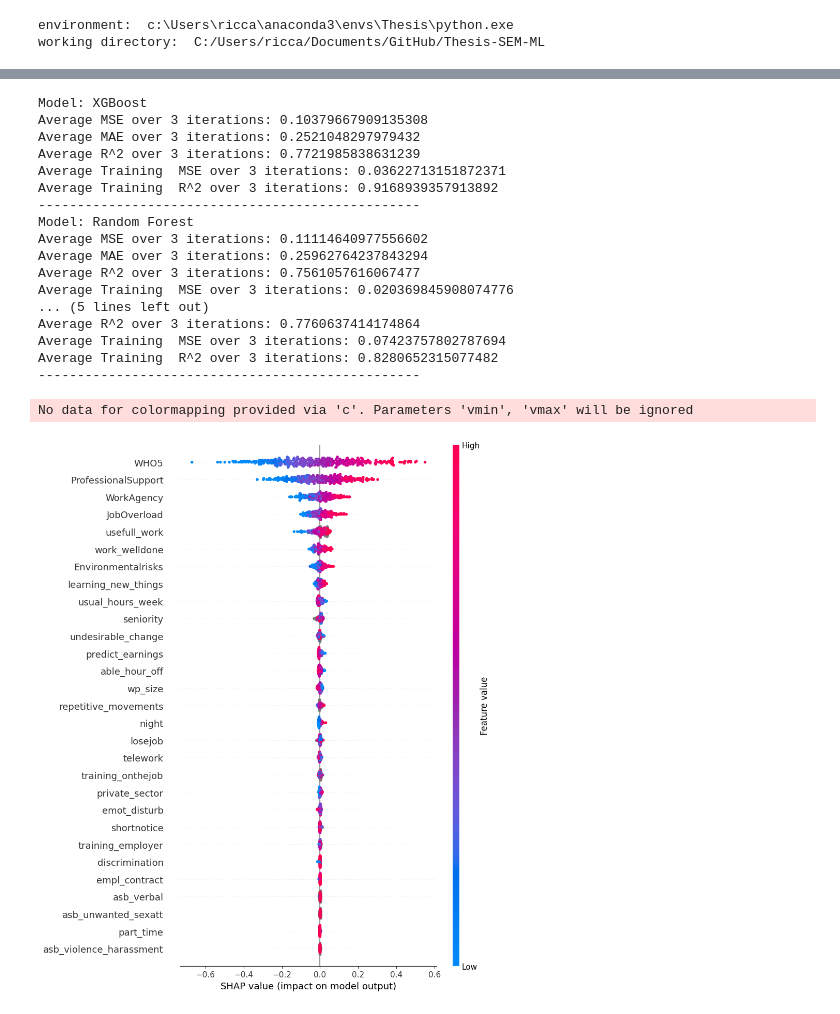
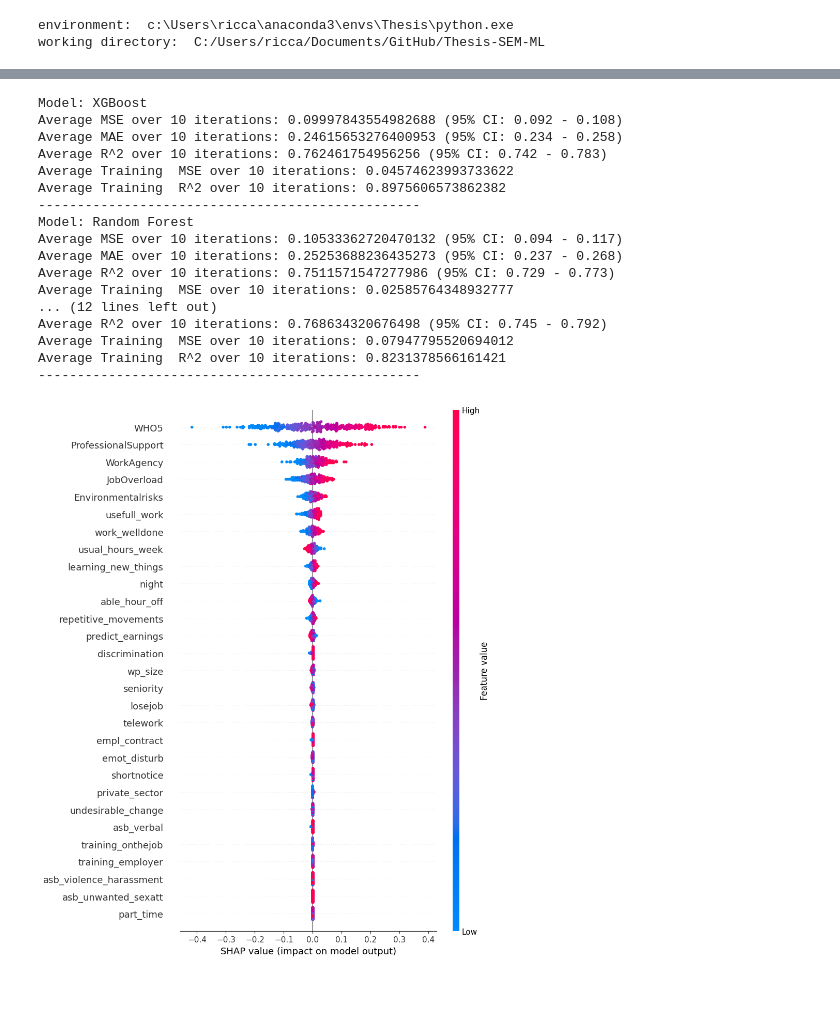
Before and after one commit to RiccardoImprota/Thesis-SEM-ML, a Jupyter notebook: Source/Regression/MontecarloRegression.ipynb, the cells around one changed output, grey strips where cells are left out. Cells and saved outputs as stored; diff of their text form; code cells hidden in the pictures.

Commit message:
scatterplotshap

```diff
--- a/Source/Regression/MontecarloRegression.ipynb
+++ b/Source/Regression/MontecarloRegression.ipynb
@@ -37 +37,17 @@ from Source.Regression.latent_variable_regressors import GBoostRegression, RFReg
+# %%
+Results_RF = []
+Results_XGB = []
+Results_LM=[]
+Results_ElasticNet=[]
+shap_values_list_xgb = None
+shap_values_list_ElasticNet = None
+#shap_values_list_LM = None
+#shap_values_list_RF = None
+
+def store_and_print_results(model_name, results_dict, results_list, i):
+    """Store results in the given list and print them."""
+    metrics = (results_dict['mse'], results_dict['r2'], results_dict['mae'], results_dict['train_mse'], results_dict['train_r2'])
+    results_list.append(metrics)
+
+    print(f"Iteration {i+1} {model_name}: MSE: {metrics[0]}, R^2: {metrics[1]}, MAE: {metrics[2]}, TRAIN_MSE: {metrics[3]}, TRAIN_R^2: {metrics[4]}")
 # %%
@@ -156,5 +155,11 @@ Iteration 3 Linear Regression: MSE: 0.1217781662071795, R^2: 0.7306216400851011,
 # %%
 import numpy as np
+
+def compute_95_CI(results):
+    std_error = np.std(results) / np.sqrt(len(results))
+    ci_upper = np.mean(results) + 1.96 * std_error
+    ci_lower = np.mean(results) - 1.96 * std_error
+    return ci_lower, ci_upper
 
 def print_avg_metrics(Results, model_name):
     mse_avg = np.mean([res[0] for res in Results])
@@ -162,11 +167,15 @@ def print_avg_metrics(Results, model_name):
     mae_avg = np.mean([res[2] for res in Results])
     train_mse_avg = np.mean([res[3] for res in Results])
     train_r2_avg = np.mean([res[4] for res in Results])
+    # Calculate CIs
+    mse_ci = compute_95_CI([res[0] for res in Results])
+    r2_ci = compute_95_CI([res[1] for res in Results])
+    mae_ci = compute_95_CI([res[2] for res in Results])
 
     print(f"Model: {model_name}")
-    print(f"Average MSE over {montecarloiter} iterations: {mse_avg}")
-    print(f"Average MAE over {montecarloiter} iterations: {mae_avg}")
-    print(f"Average R^2 over {montecarloiter} iterations: {r2_avg}")
+    print(f"Average MSE over {montecarloiter} iterations: {mse_avg} (95% CI: {mse_ci[0]:.3f} - {mse_ci[1]:.3f})")
+    print(f"Average MAE over {montecarloiter} iterations: {mae_avg} (95% CI: {mae_ci[0]:.3f} - {mae_ci[1]:.3f})")
+    print(f"Average R^2 over {montecarloiter} iterations: {r2_avg} (95% CI: {r2_ci[0]:.3f} - {r2_ci[1]:.3f})")
     print(f"Average Training  MSE over {montecarloiter} iterations: {train_mse_avg}")
     print(f"Average Training  R^2 over {montecarloiter} iterations: {train_r2_avg}")
     print("-------------------------------------------------")
@@ -175,27 +184,27 @@ def print_avg_metrics(Results, model_name):
 print_avg_metrics(Results_XGB, "XGBoost")
 print_avg_metrics(Results_RF, "Random Forest")
 print_avg_metrics(Results_LM, "Linear Model")
+print_avg_metrics(Results_ElasticNet, "Elastic Net")
 # %% [output]
 Model: XGBoost
-Average MSE over 3 iterations: 0.10379667909135308
-Average MAE over 3 iterations: 0.2521048297979432
-Average R^2 over 3 iterations: 0.7721985838631239
-Average Training  MSE over 3 iterations: 0.03622713151872371
-Average Training  R^2 over 3 iterations: 0.9168939357913892
+Average MSE over 10 iterations: 0.09997843554982688 (95% CI: 0.092 - 0.108)
+Average MAE over 10 iterations: 0.24615653276400953 (95% CI: 0.234 - 0.258)
+Average R^2 over 10 iterations: 0.762461754956256 (95% CI: 0.742 - 0.783)
+Average Training  MSE over 10 iterations: 0.04574623993733622
+Average Training  R^2 over 10 iterations: 0.8975606573862382
 -------------------------------------------------
 Model: Random Forest
-Average MSE over 3 iterations: 0.11114640977556602
-Average MAE over 3 iterations: 0.25962764237843294
-Average R^2 over 3 iterations: 0.7561057616067477
-Average Training  MSE over 3 iterations: 0.020369845908074776
-... (5 lines left out)
-Average R^2 over 3 iterations: 0.7760637414174864
-Average Training  MSE over 3 iterations: 0.07423757802787694
-Average Training  R^2 over 3 iterations: 0.8280652315077482
+Average MSE over 10 iterations: 0.10533362720470132 (95% CI: 0.094 - 0.117)
+Average MAE over 10 iterations: 0.25253688236435273 (95% CI: 0.237 - 0.268)
+Average R^2 over 10 iterations: 0.7511571547277986 (95% CI: 0.729 - 0.773)
+Average Training  MSE over 10 iterations: 0.02585764348932777
+... (12 lines left out)
+Average R^2 over 10 iterations: 0.768634320676498 (95% CI: 0.745 - 0.792)
+Average Training  MSE over 10 iterations: 0.07947795520694012
+Average Training  R^2 over 10 iterations: 0.8231378566161421
 -------------------------------------------------
 # %%
-shap.plots.beeswarm(shap_values_list_xgb, max_display=30)
+shap.plots.beeswarm(shap_values_list_ElasticNet, max_display=30)
 # %% [output]
-No data for colormapping provided via 'c'. Parameters 'vmin', 'vmax' will be ignored
-[figure, old version]
+[figure, new version]
 # %%
```
Also changed, not shown: parts of 5 cells of this notebook, 5 other files.
